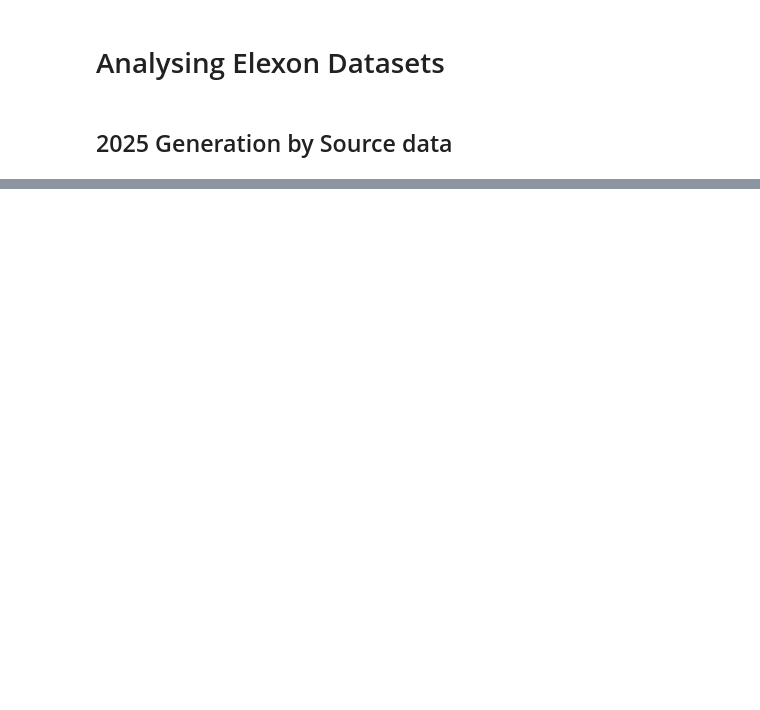
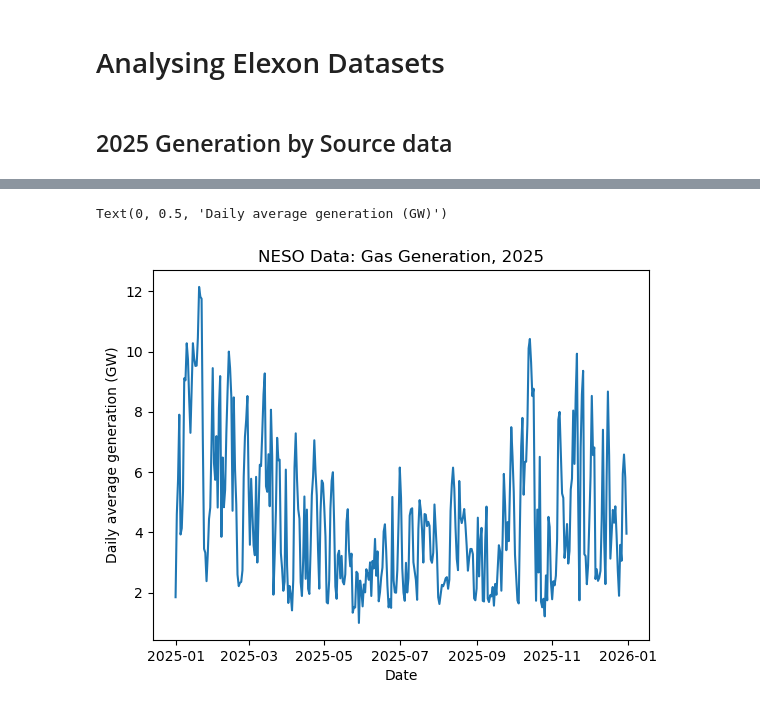
Before and after one commit to m-ichiban/MishBScMajorProject, a Jupyter notebook: MishMajorProject.ipynb, the cells around one changed output, grey strips where cells are left out. Saved outputs shown, nothing was run; the diff lists cells and outputs as text; code cells hidden in the pictures; blank space fills up the shorter version.

```diff
--- a/MishMajorProject.ipynb
+++ b/MishMajorProject.ipynb
@@ -62,0 +85,11 @@ plt.show()
+# %%
+x = gas_daily.index
+y = gas_daily.values/1000
+
+plt.plot(x,y)
+plt.title("NESO Data: Gas Generation, 2025")
+plt.xlabel("Date")
+plt.ylabel("Daily average generation (GW)")
+# %% [output]
+Text(0, 0.5, 'Daily average generation (GW)')
+[figure, added]
```
Also changed, not shown: parts of 11 cells of this notebook.
